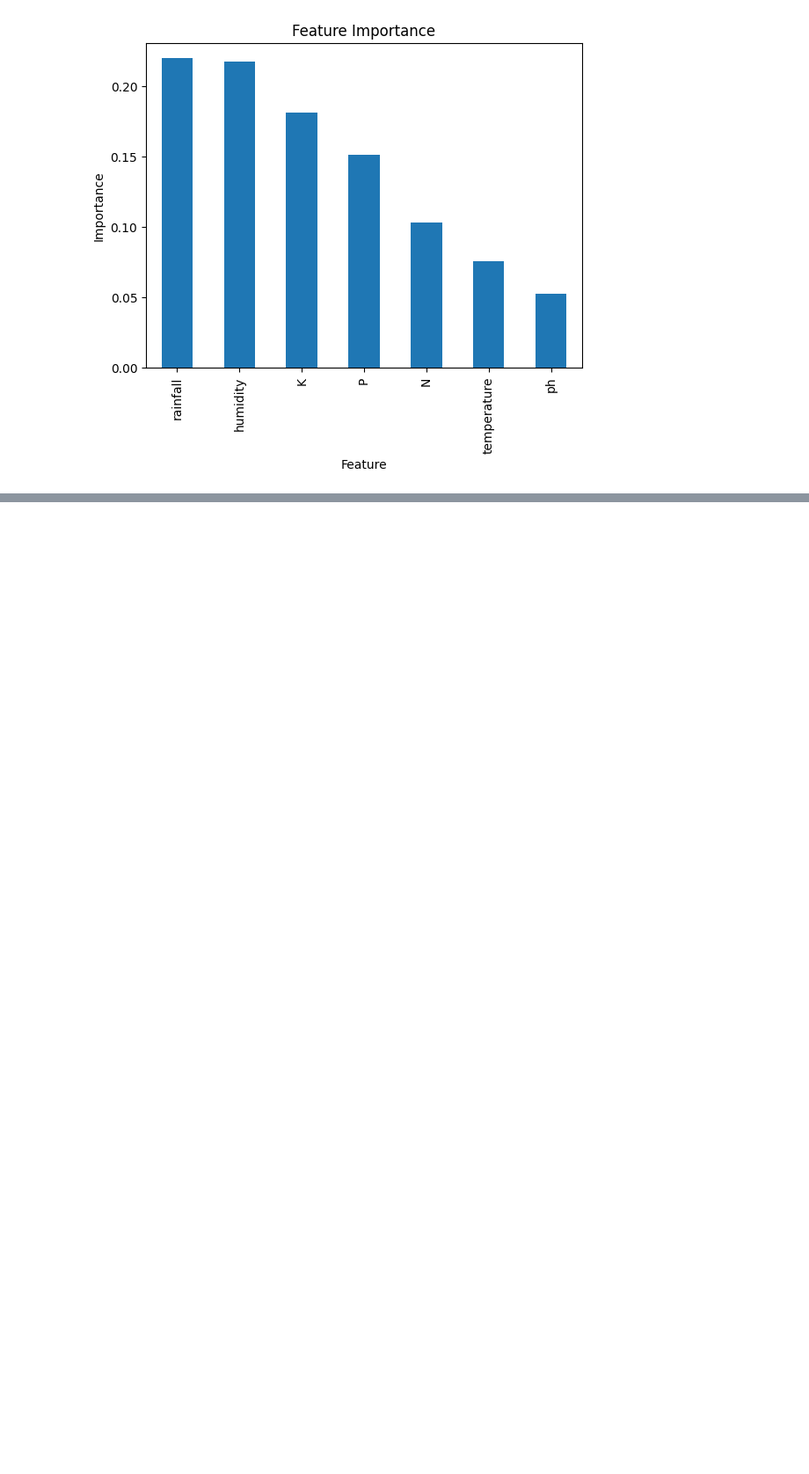
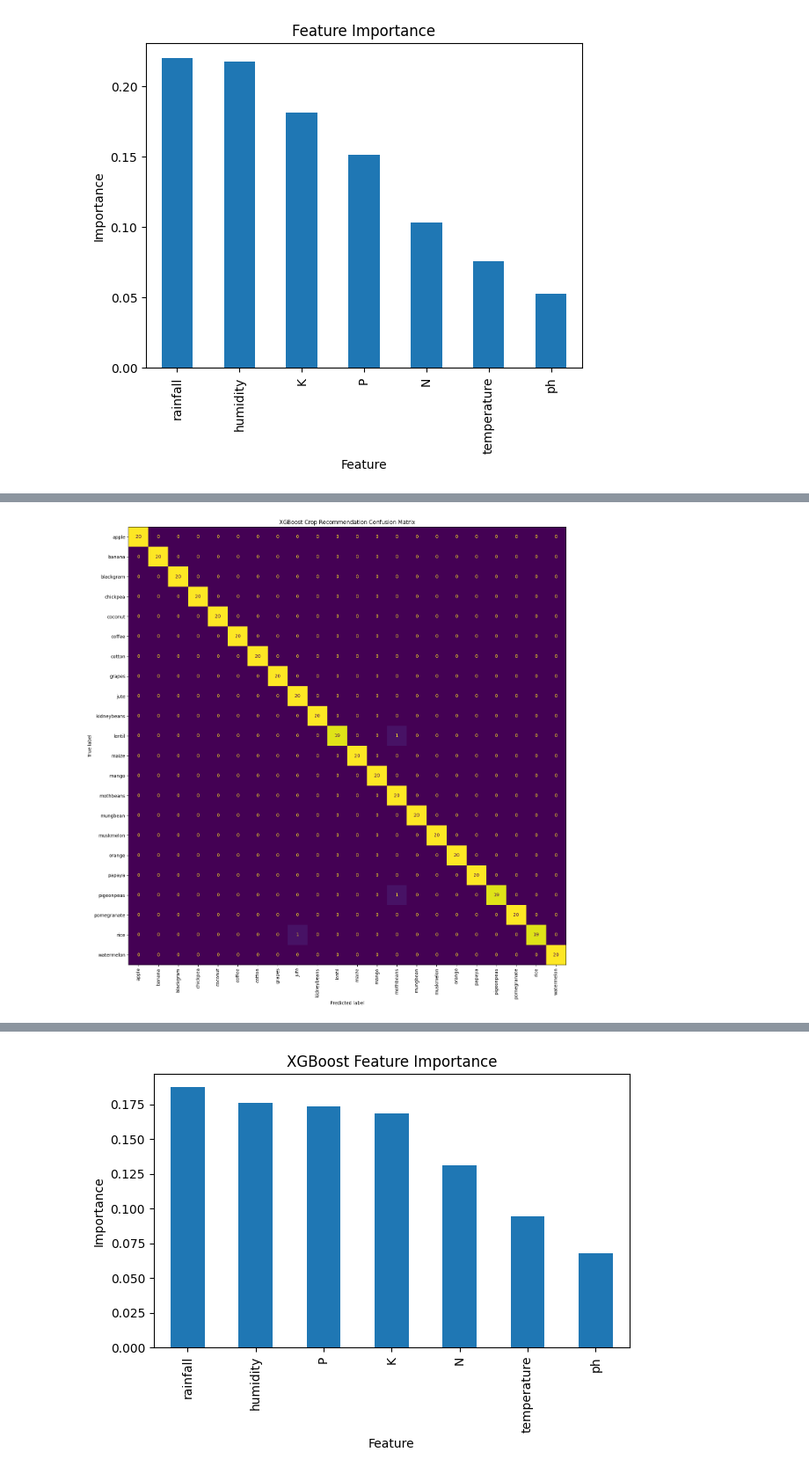
Before and after one commit to NikhithaKarrolla/Crop-Recommendation-System, a Jupyter notebook: notebooks/crop_recommendation_analysis.ipynb, the cells around one changed output, grey strips where cells are left out. Shown at 88% size. Drawn from its saved outputs; the diff is of its cells as text; code cells hidden in the pictures; blank space fills up the shorter version.

```diff
--- a/notebooks/crop_recommendation_analysis.ipynb
+++ b/notebooks/crop_recommendation_analysis.ipynb
@@ -162,3 +146,23 @@ print(predicted_crop)
  'rice' 'orange' 'mango' 'orange' 'coconut' 'coconut' 'grapes' 'cotton'
  'banana' 'grapes' 'mango' 'mango' 'mothbeans' 'maize' 'apple' 'jute'
  'grapes' 'pigeonpeas']
+# %%
+from xgboost import XGBClassifier
+
+xgb = XGBClassifier(
+    n_estimators=300,
+    max_depth=6,
+    learning_rate=0.05,
+    subsample=0.8,
+    colsample_bytree=0.8,
+    objective="multi:softprob",
+    eval_metric="mlogloss",
+    random_state=42,
+    n_jobs=-1
+)
+
+xgb.fit(X_train, y_train)
+xgb_pred = xgb.predict(X_test)
+xgb_probabilities = xgb.predict_proba(X_test)
+
+print("XGBoost model trained successfully")
@@ -272,0 +285,54 @@ blackgram 0.0 %
+# %%
+from sklearn.metrics import (
+    accuracy_score,
+    precision_score,
+    recall_score,
+    f1_score,
+    classification_report,
+    confusion_matrix,
+    ConfusionMatrixDisplay
+)
+import matplotlib.pyplot as plt
+
+xgb_metrics = pd.DataFrame({
+    "Metric": ["Accuracy", "Precision", "Recall", "F1-score"],
+    "XGBoost": [
+        accuracy_score(y_test, xgb_pred),
+        precision_score(y_test, xgb_pred, average="weighted", zero_division=0),
+        recall_score(y_test, xgb_pred, average="weighted", zero_division=0),
+        f1_score(y_test, xgb_pred, average="weighted", zero_division=0)
+    ]
+})
+
+print(xgb_metrics.to_string(index=False))
+print("\nClassification report:\n")
+print(classification_report(
+    y_test,
+    xgb_pred,
+    target_names=label_encoder.classes_,
+    zero_division=0
+))
+
+cm = confusion_matrix(y_test, xgb_pred)
+fig, ax = plt.subplots(figsize=(15, 15))
+ConfusionMatrixDisplay(
+    confusion_matrix=cm,
+    display_labels=label_encoder.classes_
+).plot(ax=ax, xticks_rotation=90, colorbar=False)
+plt.title("XGBoost Crop Recommendation Confusion Matrix")
+plt.tight_layout()
+plt.show()
+
+xgb_importance = pd.Series(
+    xgb.feature_importances_,
+    index=X.columns
+).sort_values(ascending=False)
+
+print("Feature importance:\n")
+print(xgb_importance)
+xgb_importance.plot(kind="bar", title="XGBoost Feature Importance")
+plt.xlabel("Feature")
+plt.ylabel("Importance")
+plt.tight_layout()
+plt.show()
+# %% [output]
@@ -272,0 +356 @@ blackgram 0.0 %
+[figure, added]
@@ -272,0 +367 @@ blackgram 0.0 %
+[figure, added]
```
Also changed, not shown: parts of 7 cells of this notebook, 8 other files.
